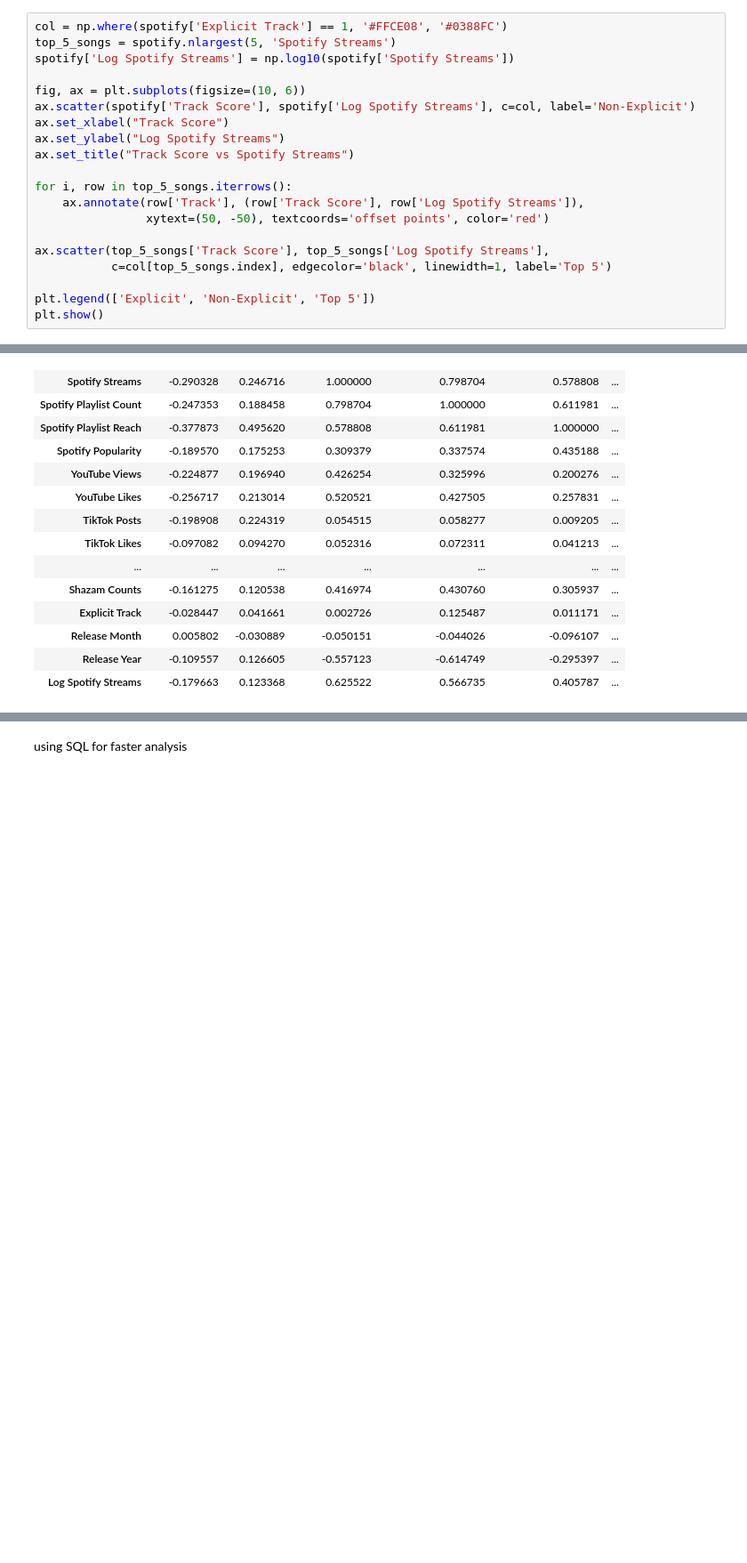
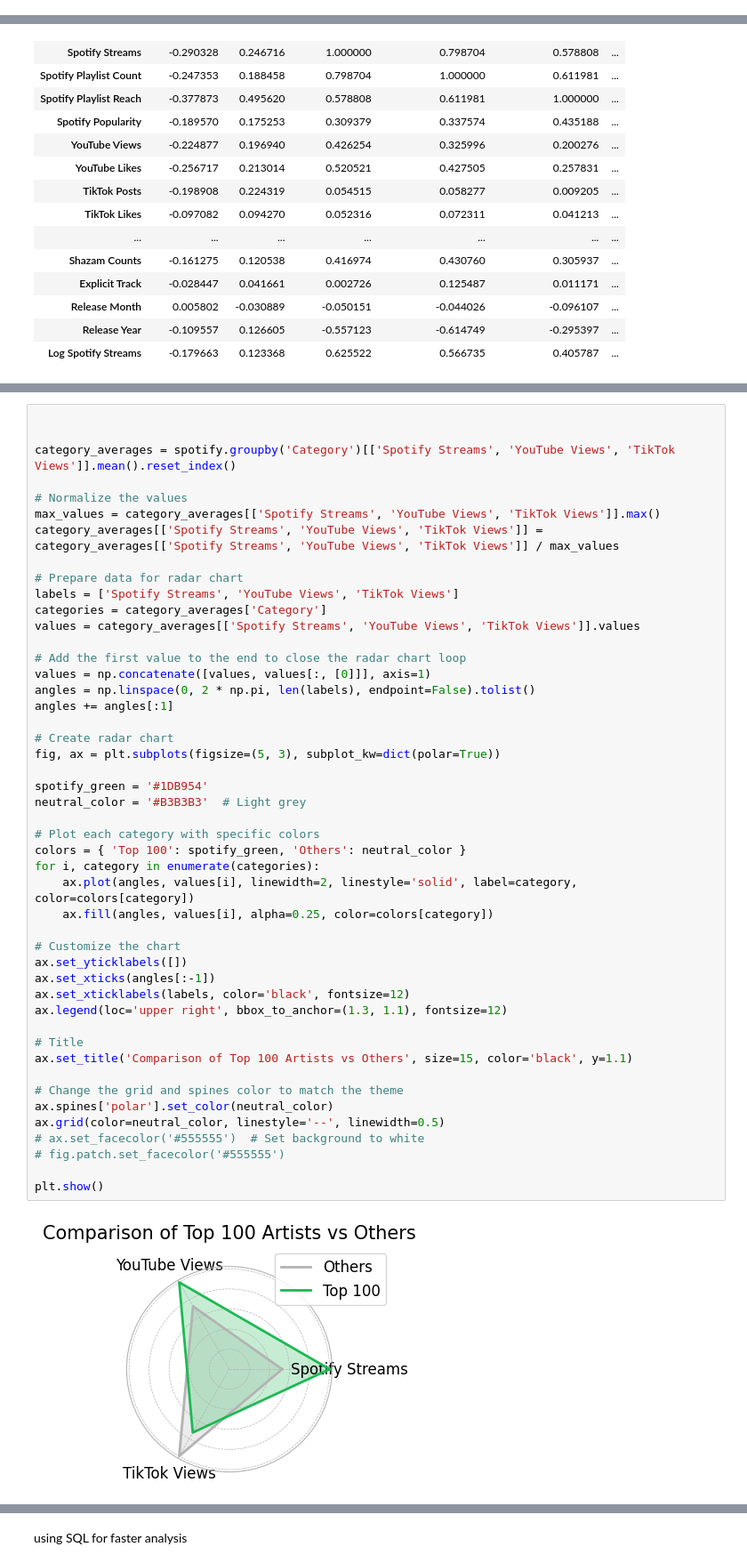
Before and after one commit to suchethsikha/Spotify_2024_EDA, a Jupyter notebook: Group_spotify.ipynb, the cells around one changed output, grey strips where cells are left out. Shown at 89% size. Drawn from its saved outputs; the diff is of its cells as text; blank space fills up the shorter version.

```diff
--- a/Group_spotify.ipynb
+++ b/Group_spotify.ipynb
@@ -231,20 +152,0 @@ plt.show()
-# %%
-col = np.where(spotify['Explicit Track'] == 1, '#FFCE08', '#0388FC')
-top_5_songs = spotify.nlargest(5, 'Spotify Streams')
-spotify['Log Spotify Streams'] = np.log10(spotify['Spotify Streams'])
-
-fig, ax = plt.subplots(figsize=(10, 6))
-ax.scatter(spotify['Track Score'], spotify['Log Spotify Streams'], c=col, label='Non-Explicit')
-ax.set_xlabel("Track Score")
-ax.set_ylabel("Log Spotify Streams")
-ax.set_title("Track Score vs Spotify Streams")
-
-for i, row in top_5_songs.iterrows():
-    ax.annotate(row['Track'], (row['Track Score'], row['Log Spotify Streams']),
-                xytext=(50, -50), textcoords='offset points', color='red')
-
-ax.scatter(top_5_songs['Track Score'], top_5_songs['Log Spotify Streams'],
-           c=col[top_5_songs.index], edgecolor='black', linewidth=1, label='Top 5')
-
-plt.legend(['Explicit', 'Non-Explicit', 'Top 5'])
-plt.show()
@@ -311,0 +229,49 @@ print(spotify[['Artist', 'Track Score', 'Category']].head(10))
+# %%
+
+
+category_averages = spotify.groupby('Category')[['Spotify Streams', 'YouTube Views', 'TikTok Views']].mean().reset_index()
+
+# Normalize the values
+max_values = category_averages[['Spotify Streams', 'YouTube Views', 'TikTok Views']].max()
+category_averages[['Spotify Streams', 'YouTube Views', 'TikTok Views']] = category_averages[['Spotify Streams', 'YouTube Views', 'TikTok Views']] / max_values
+
+# Prepare data for radar chart
+labels = ['Spotify Streams', 'YouTube Views', 'TikTok Views']
+categories = category_averages['Category']
+values = category_averages[['Spotify Streams', 'YouTube Views', 'TikTok Views']].values
+
+# Add the first value to the end to close the radar chart loop
+values = np.concatenate([values, values[:, [0]]], axis=1)
+angles = np.linspace(0, 2 * np.pi, len(labels), endpoint=False).tolist()
+angles += angles[:1]
+
+# Create radar chart
+fig, ax = plt.subplots(figsize=(5, 3), subplot_kw=dict(polar=True))
+
+spotify_green = '#1DB954'
+neutral_color = '#B3B3B3'  # Light grey
+
+# Plot each category with specific colors
+colors = { 'Top 100': spotify_green, 'Others': neutral_color }
+for i, category in enumerate(categories):
+    ax.plot(angles, values[i], linewidth=2, linestyle='solid', label=category, color=colors[category])
+    ax.fill(angles, values[i], alpha=0.25, color=colors[category])
+
+# Customize the chart
+ax.set_yticklabels([])
+ax.set_xticks(angles[:-1])
+ax.set_xticklabels(labels, color='black', fontsize=12)
+ax.legend(loc='upper right', bbox_to_anchor=(1.3, 1.1), fontsize=12)
+
+# Title
+ax.set_title('Comparison of Top 100 Artists vs Others', size=15, color='black', y=1.1)
+
+# Change the grid and spines color to match the theme
+ax.spines['polar'].set_color(neutral_color)
+ax.grid(color=neutral_color, linestyle='--', linewidth=0.5)
+# ax.set_facecolor('#555555')  # Set background to white
+# fig.patch.set_facecolor('#555555')
+
+plt.show()
+# %% [output]
+[figure, added]
```
Also changed, not shown: parts of 15 cells of this notebook.
